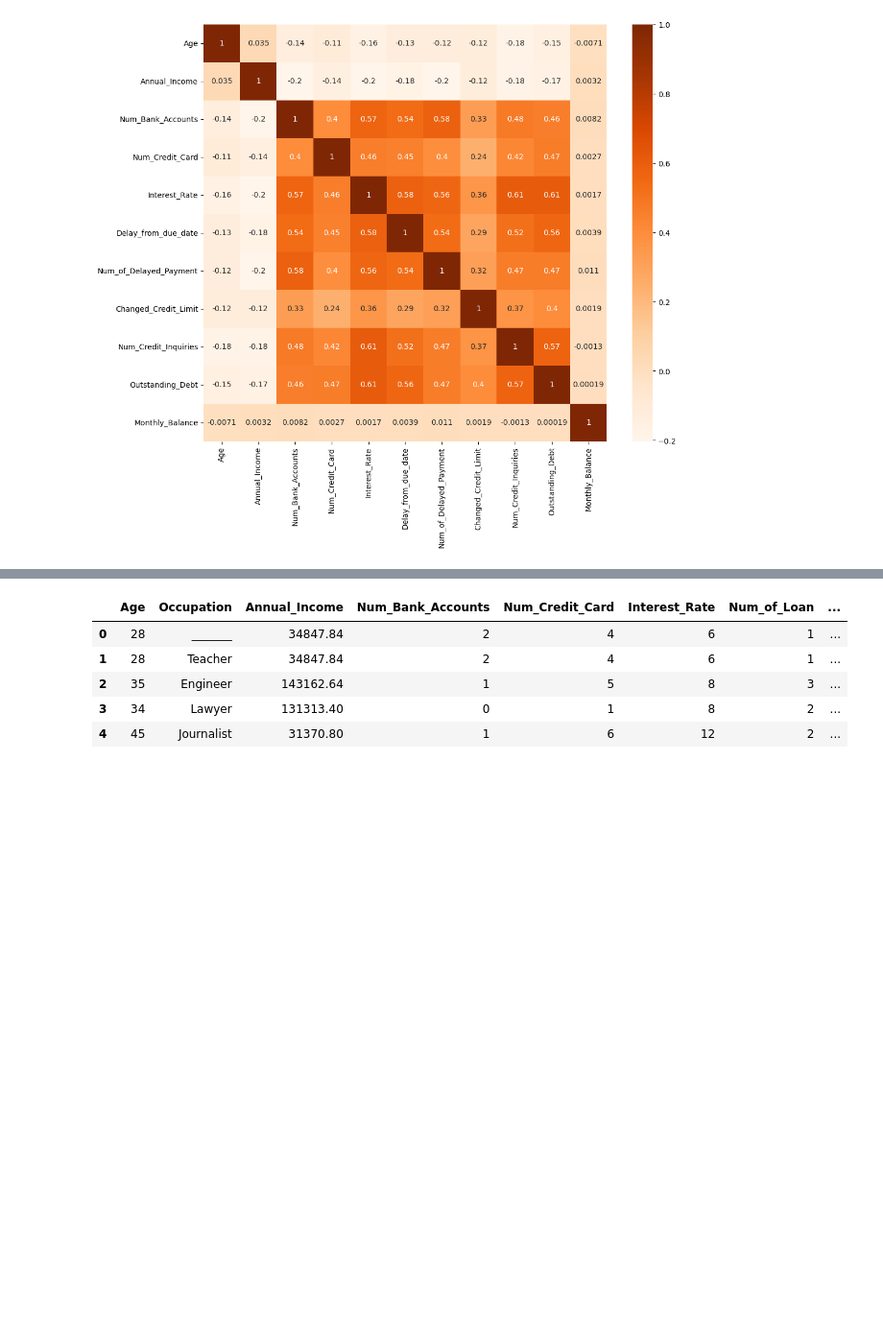
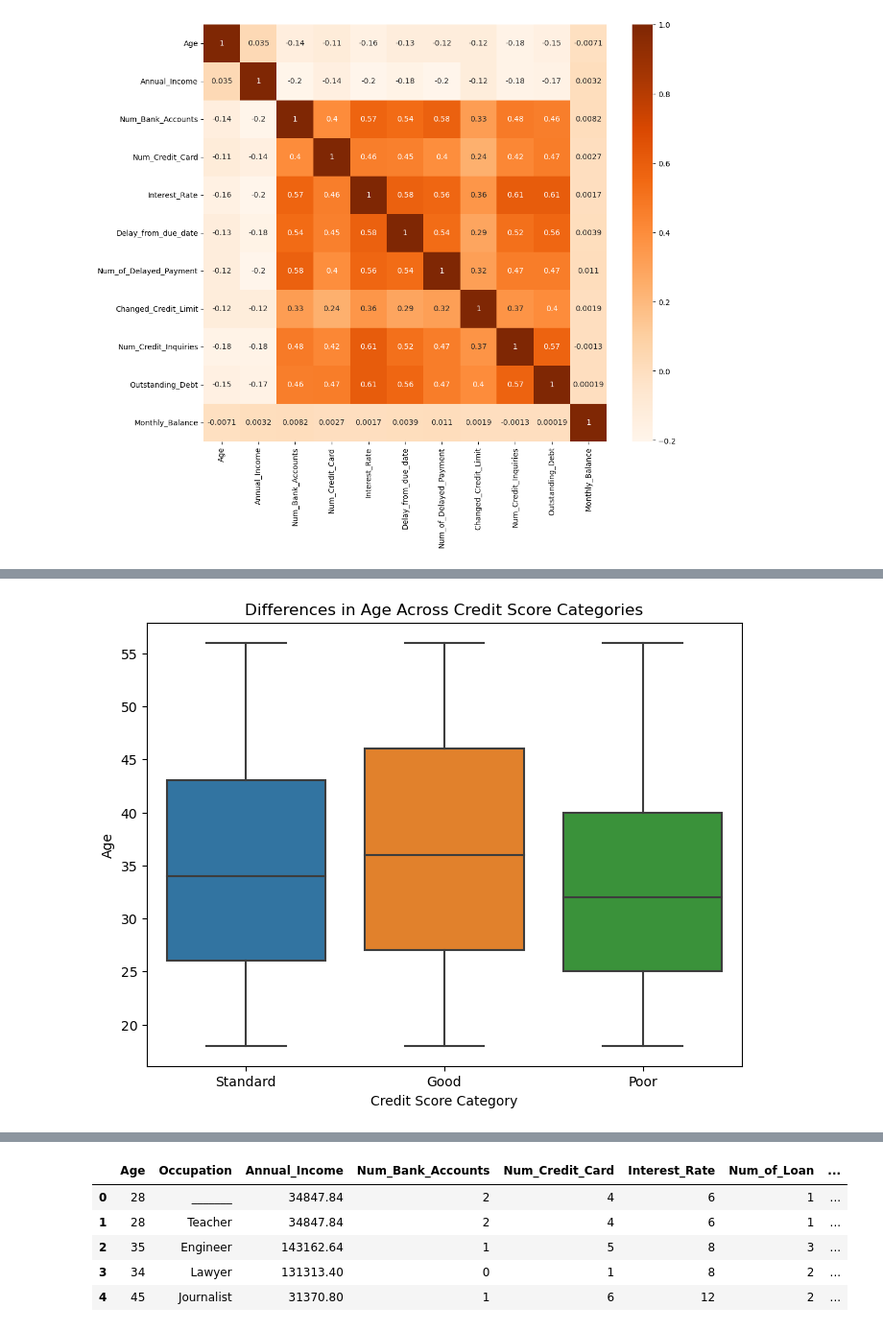
Before and after one commit to josephlomas/Project4_GroupRepo, a Jupyter notebook: Credit_Data_Model.ipynb, the cells around one changed output, grey strips where cells are left out. Shown: that part at 96% size. Cells and saved outputs as stored; diff of their text form; code cells hidden in the pictures; blank space fills up the shorter version.

```diff
--- a/Credit_Data_Model.ipynb
+++ b/Credit_Data_Model.ipynb
@@ -139,0 +161,17 @@ plt.show()
+# %%
+# 'data' is the DataFrame containing the numerical features and the categorical target variable
+data = pd.concat([X, y], axis=1)
+# Perform ANOVA to get the F-statistic and p-value
+anova = sm.formula.ols('Num_Bank_Accounts ~ C(Credit_Score)', data=data).fit()
+anova_table = sm.stats.anova_lm(anova, typ=2)
+
+# Perform Tukey HSD post-hoc test
+tukey_results = pairwise_tukeyhsd(data['Num_Bank_Accounts'], data['Credit_Score'])
+
+# Print ANOVA results
+print("ANOVA Results:")
+print(anova_table)
+
+# Print Tukey HSD results
+print("\nTukey HSD Results:")
+print(tukey_results)
@@ -139,0 +313,10 @@ plt.show()
+# %%
+# Create a box plot to visualize Age across Credit Score categories
+plt.figure(figsize=(8, 6))
+sns.boxplot(x='Credit_Score', y='Age', data=data)
+plt.xlabel('Credit Score Category')
+plt.ylabel('Age')
+plt.title('Differences in Age Across Credit Score Categories')
+plt.show()
+# %% [output]
+[figure, added]
```
Also changed, not shown: parts of 8 cells of this notebook.
